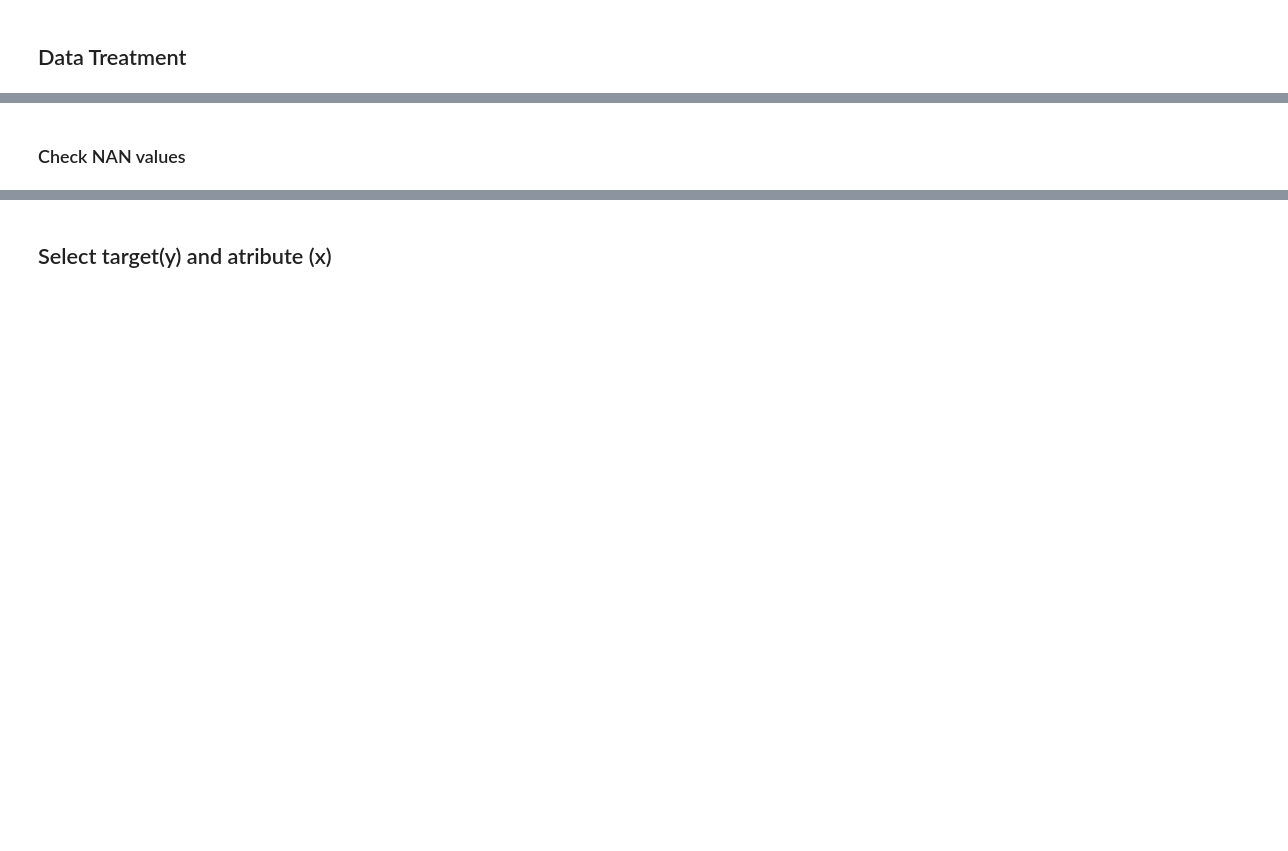
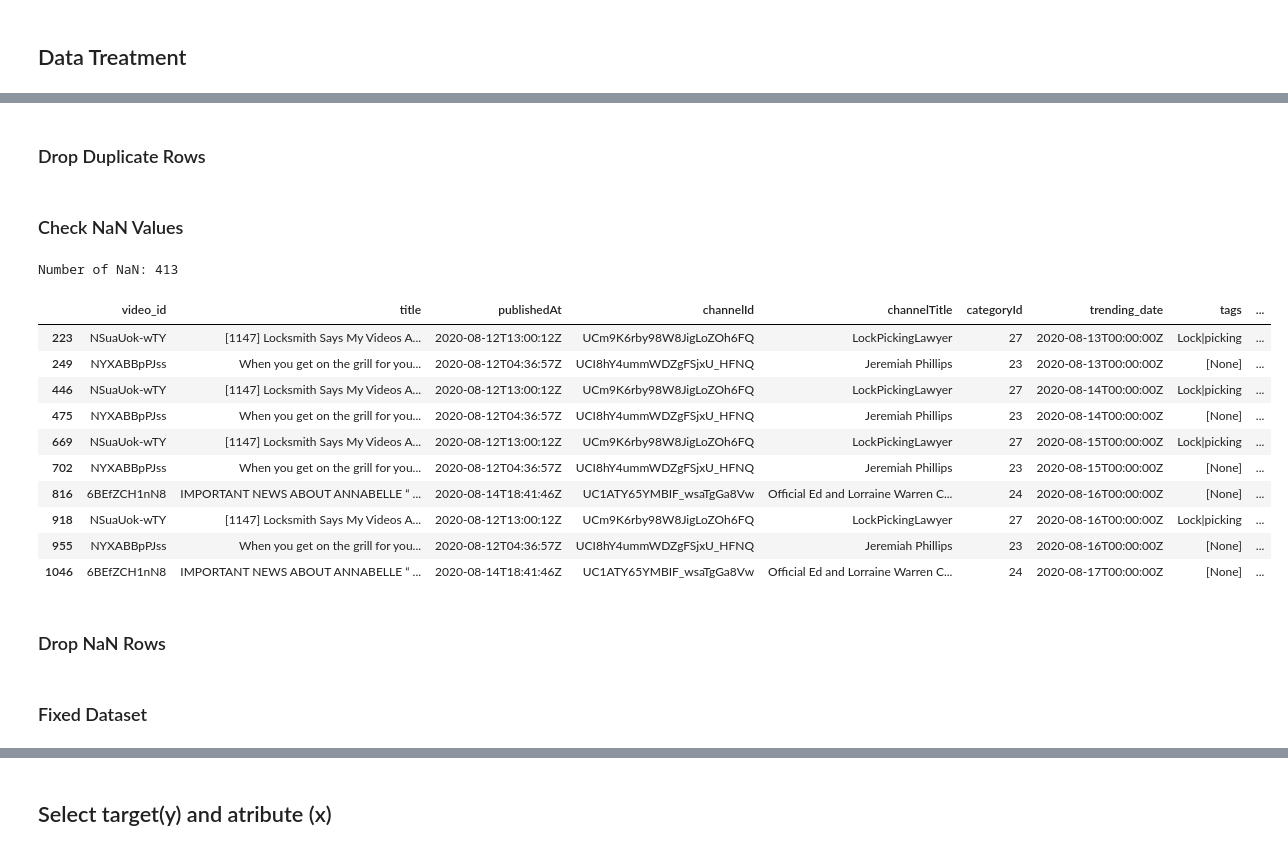
Before and after one commit to GabrielBueno200/Dataset-probability-and-statistics, a Jupyter notebook: Python/main.ipynb, the cells around one changed output, grey strips where cells are left out. Saved outputs shown, nothing was run; the diff lists cells and outputs as text; code cells hidden in the pictures; blank space fills up the shorter version.

```diff
--- a/Python/main.ipynb
+++ b/Python/main.ipynb
@@ -56,0 +60,2 @@ Number of duplicated values: 0
+# %% [markdown]
+### Drop Duplicate Rows
@@ -57,2 +64,2 @@ Number of duplicated values: 0
 # %% [markdown]
-### Check NAN values
+### Check NaN Values
@@ -64,0 +66,20 @@ import numpy as np
+# %%
+df = pd.DataFrame(data)
+nan = data[data.isna().any(axis=1)]
+print(f"Number of NaN: {data.isna().sum().sum()}")
+nan.head(10)
+# %% [output]
+Number of NaN: 413
+|  | video_id | title | publishedAt | channelId | channelTitle | categoryId | trending_date | tags | ... |
+| 223 | NSuaUok-wTY | [1147] Locksmith Says My Videos A... | 2020-08-12T13:00:12Z | UCm9K6rby98W8JigLoZOh6FQ | LockPickingLawyer | 27 | 2020-08-13T00:00:00Z | Lock|picking | ... |
+| 249 | NYXABBpPJss | When you get on the grill for you... | 2020-08-12T04:36:57Z | UCI8hY4ummWDZgFSjxU_HFNQ | Jeremiah Phillips | 23 | 2020-08-13T00:00:00Z | [None] | ... |
+| 446 | NSuaUok-wTY | [1147] Locksmith Says My Videos A... | 2020-08-12T13:00:12Z | UCm9K6rby98W8JigLoZOh6FQ | LockPickingLawyer | 27 | 2020-08-14T00:00:00Z | Lock|picking | ... |
+| 475 | NYXABBpPJss | When you get on the grill for you... | 2020-08-12T04:36:57Z | UCI8hY4ummWDZgFSjxU_HFNQ | Jeremiah Phillips | 23 | 2020-08-14T00:00:00Z | [None] | ... |
+| 669 | NSuaUok-wTY | [1147] Locksmith Says My Videos A... | 2020-08-12T13:00:12Z | UCm9K6rby98W8JigLoZOh6FQ | LockPickingLawyer | 27 | 2020-08-15T00:00:00Z | Lock|picking | ... |
+| 702 | NYXABBpPJss | When you get on the grill for you... | 2020-08-12T04:36:57Z | UCI8hY4ummWDZgFSjxU_HFNQ | Jeremiah Phillips | 23 | 2020-08-15T00:00:00Z | [None] | ... |
+| 816 | 6BEfZCH1nN8 | IMPORTANT NEWS ABOUT ANNABELLE “ ... | 2020-08-14T18:41:46Z | UC1ATY65YMBIF_wsaTgGa8Vw | Official Ed and Lorraine Warren C... | 24 | 2020-08-16T00:00:00Z | [None] | ... |
+| 918 | NSuaUok-wTY | [1147] Locksmith Says My Videos A... | 2020-08-12T13:00:12Z | UCm9K6rby98W8JigLoZOh6FQ | LockPickingLawyer | 27 | 2020-08-16T00:00:00Z | Lock|picking | ... |
+| 955 | NYXABBpPJss | When you get on the grill for you... | 2020-08-12T04:36:57Z | UCI8hY4ummWDZgFSjxU_HFNQ | Jeremiah Phillips | 23 | 2020-08-16T00:00:00Z | [None] | ... |
+| 1046 | 6BEfZCH1nN8 | IMPORTANT NEWS ABOUT ANNABELLE “ ... | 2020-08-14T18:41:46Z | UC1ATY65YMBIF_wsaTgGa8Vw | Official Ed and Lorraine Warren C... | 24 | 2020-08-17T00:00:00Z | [None] | ... |
+# %% [markdown]
+### Drop NaN Rows
@@ -64,0 +88,2 @@ import numpy as np
+# %% [markdown]
+### Fixed Dataset
```
Also changed, not shown: parts of 41 cells of this notebook, 1 other file.
